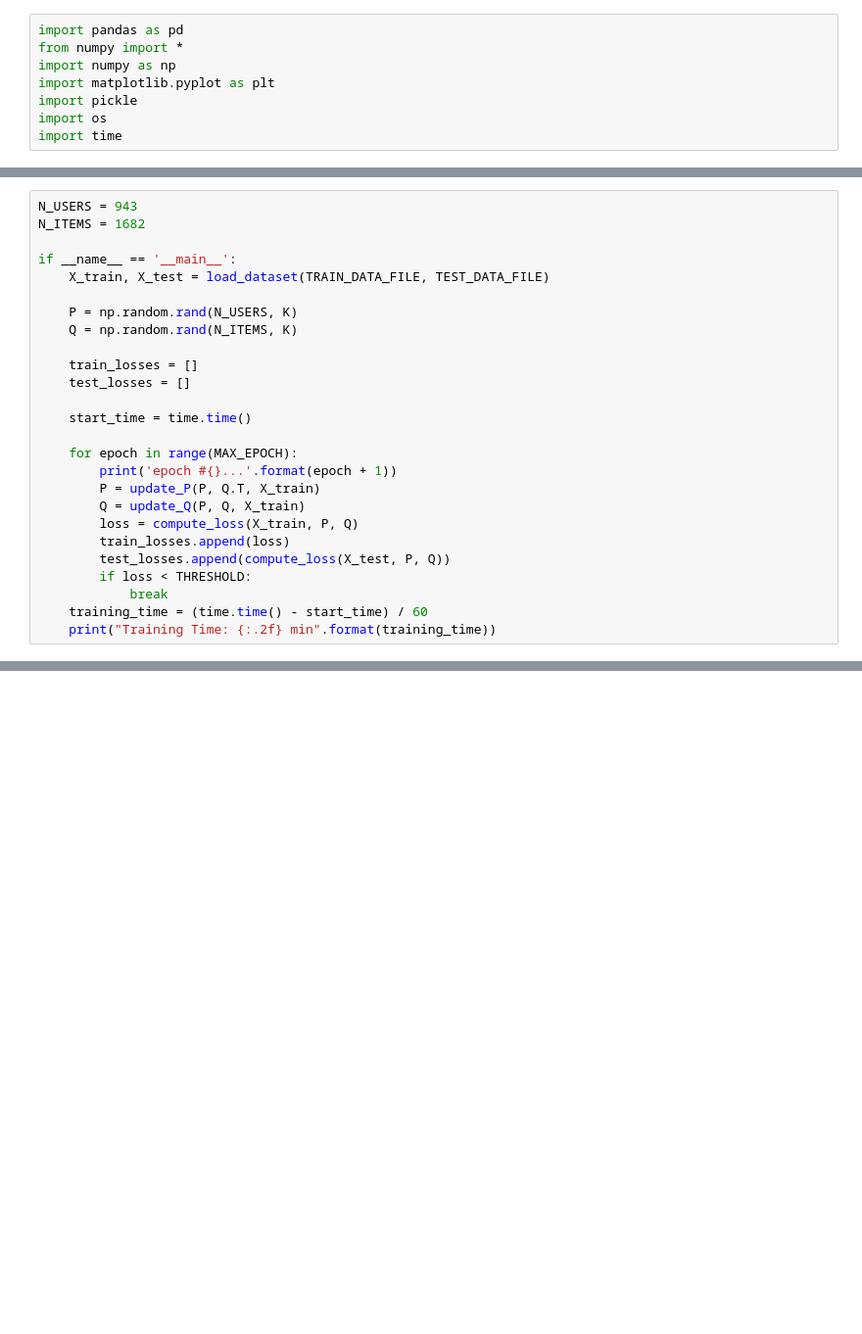
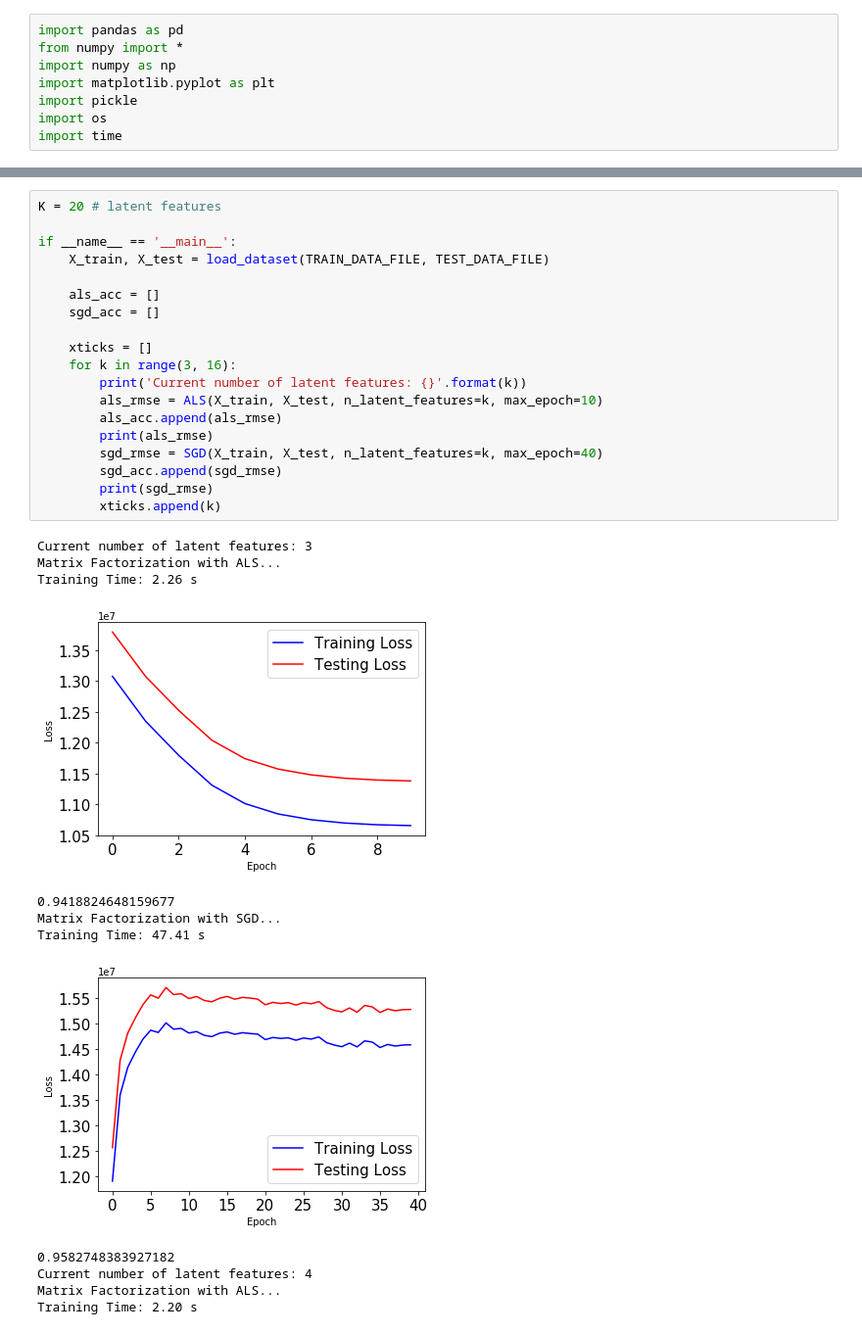
Before and after one commit to minghaoL1/ML_lab, a Jupyter notebook: lab4/matrix_factorization.ipynb, the cells around one changed output, grey strips where cells are left out. Shown at 98% size. Cells and saved outputs as stored; diff of their text form; blank space fills up the shorter version.

```diff
--- a/lab4/matrix_factorization.ipynb
+++ b/lab4/matrix_factorization.ipynb
@@ -142,26 +114,0 @@ def load_dataset(train_file, test_file):
-# %%
-N_USERS = 943
-N_ITEMS = 1682
-
-if __name__ == '__main__':
-    X_train, X_test = load_dataset(TRAIN_DATA_FILE, TEST_DATA_FILE)
-
-    P = np.random.rand(N_USERS, K)
-    Q = np.random.rand(N_ITEMS, K)
-
-    train_losses = []
-    test_losses = []
-
-    start_time = time.time()
-
-    for epoch in range(MAX_EPOCH):
-        print('epoch #{}...'.format(epoch + 1))
-        P = update_P(P, Q.T, X_train)
-        Q = update_Q(P, Q, X_train)
-        loss = compute_loss(X_train, P, Q)
-        train_losses.append(loss)
-        test_losses.append(compute_loss(X_test, P, Q))
-        if loss < THRESHOLD:
-            break
-    training_time = (time.time() - start_time) / 60
-    print("Training Time: {:.2f} min".format(training_time))
@@ -224,0 +229,32 @@ print(rmse(X_train, P, Q))
+# %%
+K = 20 # latent features
+
+if __name__ == '__main__':
+    X_train, X_test = load_dataset(TRAIN_DATA_FILE, TEST_DATA_FILE)
+
+    als_acc = []
+    sgd_acc = []
+
+    xticks = []
+    for k in range(3, 16):
+        print('Current number of latent features: {}'.format(k))
+        als_rmse = ALS(X_train, X_test, n_latent_features=k, max_epoch=10)
+        als_acc.append(als_rmse)
+        print(als_rmse)
+        sgd_rmse = SGD(X_train, X_test, n_latent_features=k, max_epoch=40)
+        sgd_acc.append(sgd_rmse)
+        print(sgd_rmse)
+        xticks.append(k)
+# %% [output]
+Current number of latent features: 3
+Matrix Factorization with ALS...
+Training Time: 2.26 s
+[figure, added]
+0.9418824648159677
+Matrix Factorization with SGD...
+Training Time: 47.41 s
+[figure, added]
+0.9582748383927182
+Current number of latent features: 4
+Matrix Factorization with ALS...
+Training Time: 2.20 s
```
Also changed, not shown: parts of 27 cells of this notebook.
